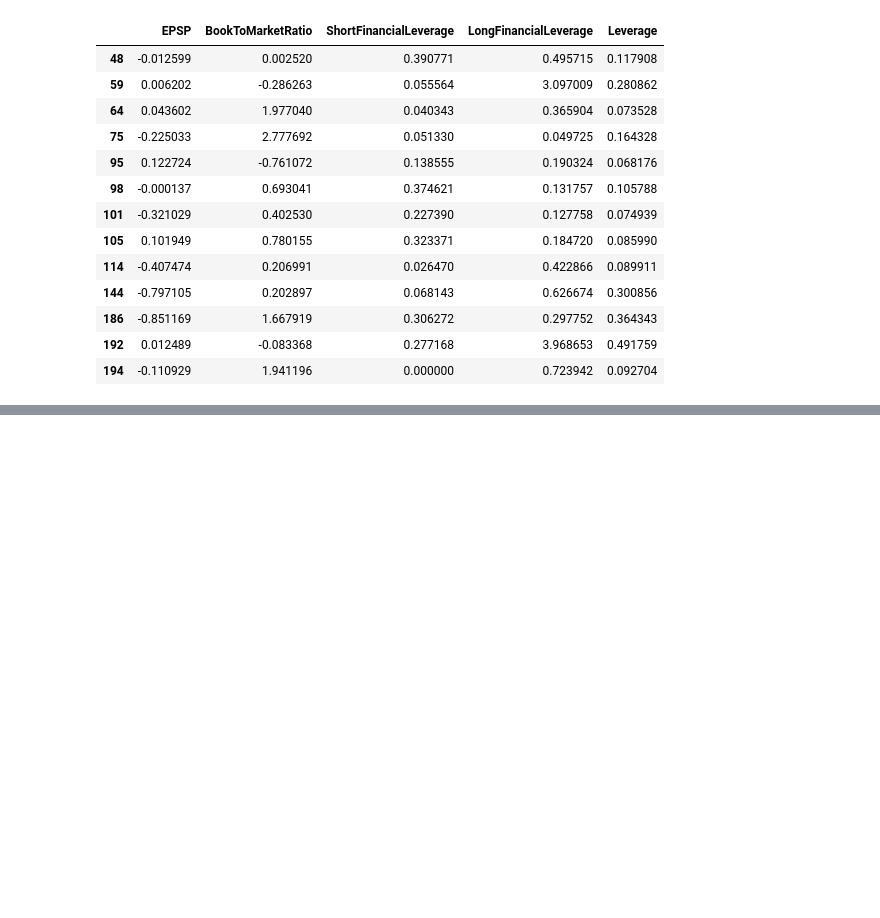
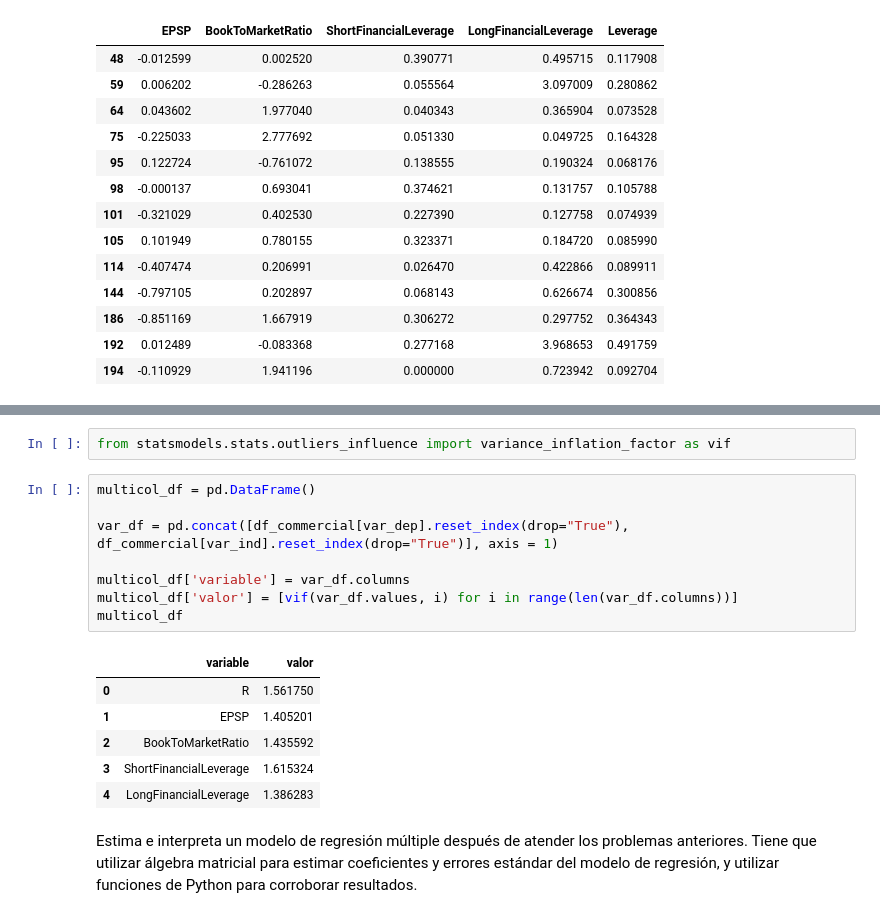
Before and after one commit to danoman17/TC3007C_Modulo5, a Jupyter notebook: Módulo_5_Preprocesamiento_de_datos.ipynb, the cells around one changed output, grey strips where cells are left out. Saved outputs shown, nothing was run; the diff lists cells and outputs as text; blank space fills up the shorter version.

```diff
--- a/Módulo_5_Preprocesamiento_de_datos.ipynb
+++ b/Módulo_5_Preprocesamiento_de_datos.ipynb
@@ -555,0 +552,19 @@ sm_leverage[sm_leverage['Leverage'] > thrh]
+# %%
+from statsmodels.stats.outliers_influence import variance_inflation_factor as vif
+# %%
+multicol_df = pd.DataFrame()
+
+var_df = pd.concat([df_commercial[var_dep].reset_index(drop="True"), df_commercial[var_ind].reset_index(drop="True")], axis = 1)
+
+multicol_df['variable'] = var_df.columns
+multicol_df['valor'] = [vif(var_df.values, i) for i in range(len(var_df.columns))]
+multicol_df
+# %% [output]
+|  | variable | valor |
+| 0 | R | 1.561750 |
+| 1 | EPSP | 1.405201 |
+| 2 | BookToMarketRatio | 1.435592 |
+| 3 | ShortFinancialLeverage | 1.615324 |
+| 4 | LongFinancialLeverage | 1.386283 |
+# %% [markdown]
+Estima e interpreta un modelo de regresión múltiple después de atender los problemas anteriores. Tiene que utilizar álgebra matricial para estimar coeficientes y errores estándar del modelo de regresión, y utilizar funciones de Python para corroborar resultados.
```
Also changed, not shown: parts of 24 cells of this notebook.
